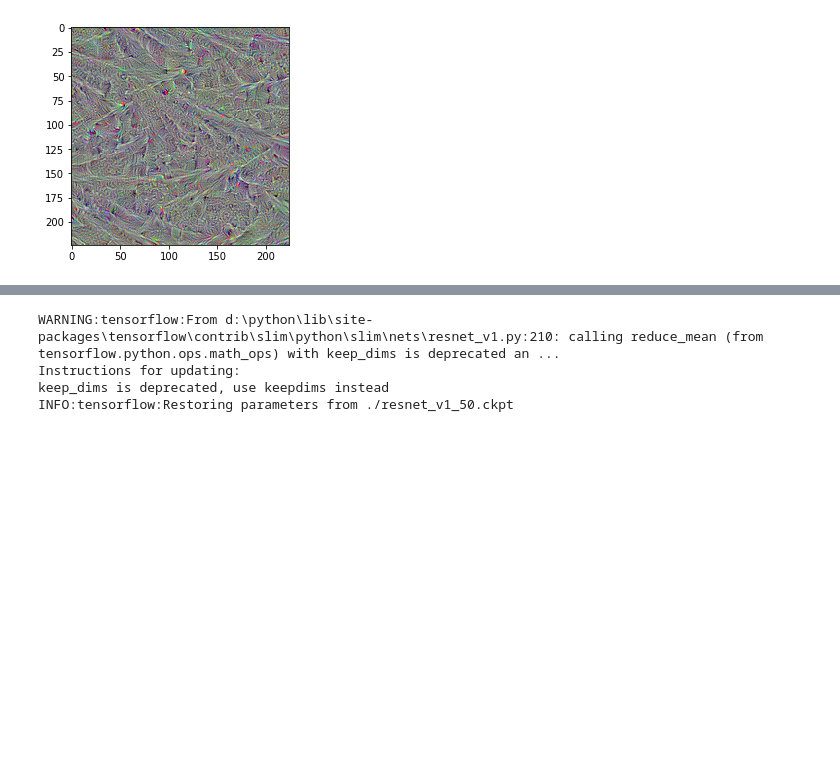
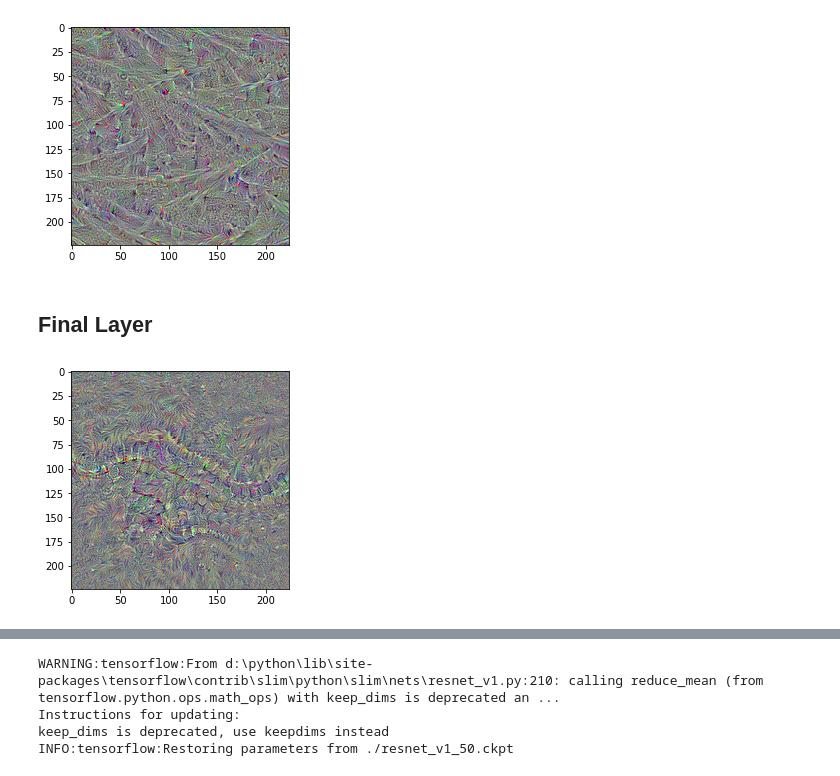
Before and after one commit to XiaotianM/CNN_Visual_tensorflow, a Jupyter notebook: ResNet50_Kernel_Visual.ipynb, the cells around one changed output, grey strips where cells are left out. Cells and saved outputs as stored; diff of their text form; code cells hidden in the pictures; blank space fills up the shorter version.

```diff
--- a/ResNet50_Kernel_Visual.ipynb
+++ b/ResNet50_Kernel_Visual.ipynb
@@ -140,0 +168,7 @@ plt.show()
+# %% [markdown]
+## Final Layer
+# %%
+plt.imshow(tf_generate_pattern(sess,endpoints['resnet_v1_50/logits'], 65, 40))
+plt.show()
+# %% [output]
+[figure, added]
```
Also changed, not shown: parts of 25 cells of this notebook, 2 other files.
